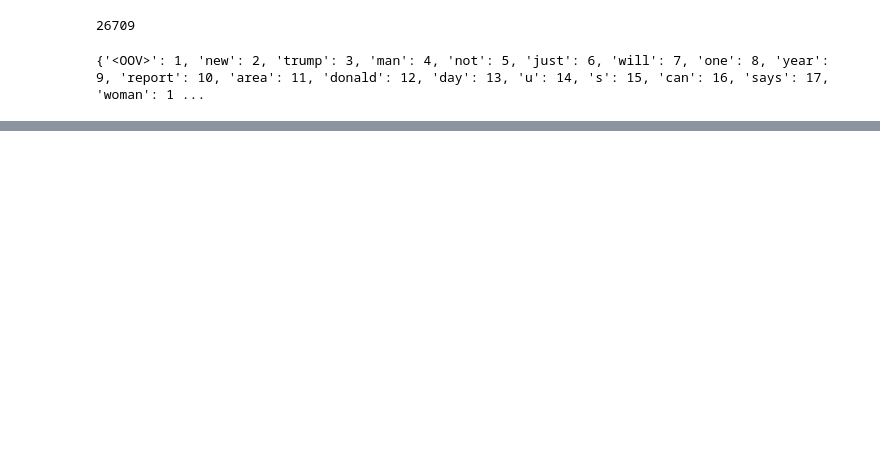
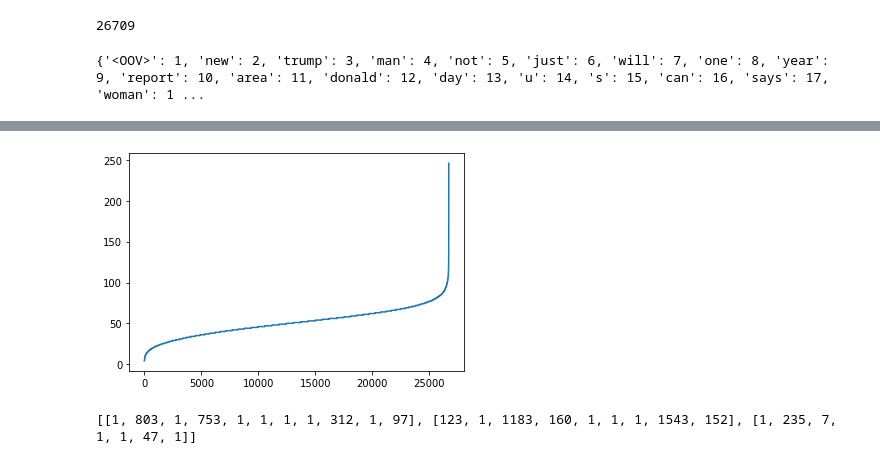
Before and after one commit to AashiDutt/AI-and-ML-for-Coders, a Jupyter notebook: Chapter_6.ipynb, the cells around one changed output, grey strips where cells are left out. Saved outputs shown, nothing was run; the diff lists cells and outputs as text; code cells hidden in the pictures; blank space fills up the shorter version.

```diff
--- a/Chapter_6.ipynb
+++ b/Chapter_6.ipynb
@@ -184,0 +241,15 @@ plot_graphs(history, "loss")
+# %%
+xs = []
+ys = []
+current_item = 1
+for item in sentences:
+  xs.append(current_item)
+  current_item = current_item +1
+  ys.append(len(item))
+newys = sorted(ys)
+
+import matplotlib.pyplot as plt
+plt.plot(xs, newys)
+plt.show()
+# %% [output]
+[figure, added]
@@ -184,0 +262,5 @@ plot_graphs(history, "loss")
+# %%
+sequences = tokenizer.texts_to_sequences(sentences)
+print(sequences)
+# %% [output]
+[[1, 803, 1, 753, 1, 1, 1, 1, 312, 1, 97], [123, 1, 1183, 160, 1, 1, 1, 1543, 152], [1, 235, 7, 1, 1, 47, 1]]
```
Also changed, not shown: parts of 32 cells of this notebook.
